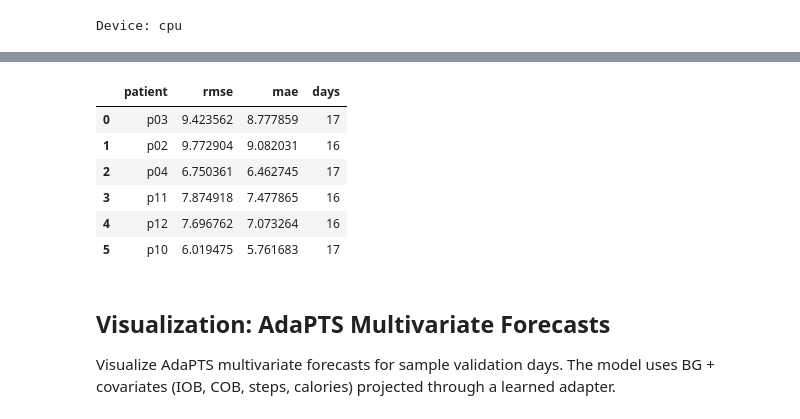
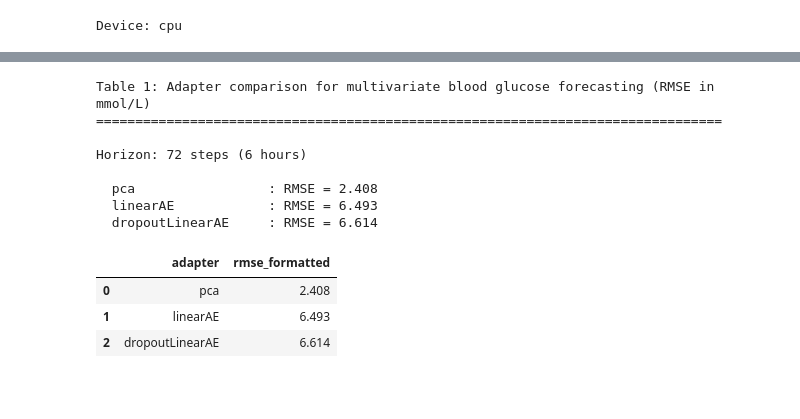
Before and after one commit to Blood-Glucose-Control/nocturnal-hypo-gly-prob-forecast, a Jupyter notebook: docs-internal/notebooks/4.16-ag-timesfm-adapts-forecasting.ipynb, the cells around one changed output, grey strips where cells are left out. Drawn from its saved outputs; the diff is of its cells as text; code cells hidden in the pictures; blank space fills up the shorter version.

```diff
--- a/docs-internal/notebooks/4.16-ag-timesfm-adapts-forecasting.ipynb
+++ b/docs-internal/notebooks/4.16-ag-timesfm-adapts-forecasting.ipynb
@@ -268,14 +193,0 @@ Shape: (404, 5, 512)  (samples, features, timesteps)
-# %%
-# Fit the adapter on training data
-print("Fitting adapter on training data...")
-
-# Subsample training data
-np.random.seed(42)
-sample_idx = np.random.choice(len(train_contexts), size=min(100, len(train_contexts)), replace=False)
-train_contexts_subset = train_contexts[sample_idx]
-print(f"Using {len(train_contexts_subset)} samples (subsampled from {len(train_contexts)})")
-
-# Fit adapter directly on raw data
-adapts_model.adapter.fit(train_contexts_subset)
-
-print("Adapter fitted.")
@@ -379,14 +472,35 @@ AdaPTS Multivariate Overall: RMSE=8.020, MAE=7.426
 # %%
-pd.DataFrame(patient_metrics_mv)
+# Create results table
+results_df = pd.DataFrame(results)
+
+if len(results_df) == 0:
+    print("No results yet - run the adapter cells above first!")
+else:
+    def format_rmse(row):
+        if row['rmse_std'] > 0:
+            return f"{row['rmse_mean']:.3f}±{row['rmse_std']:.3f}"
+        return f"{row['rmse_mean']:.3f}"
+
+    results_df["rmse_formatted"] = results_df.apply(format_rmse, axis=1)
+
+    print("Table 1: Adapter comparison for multivariate blood glucose forecasting (RMSE in mmol/L)")
+    print("="*80)
+    print(f"\nHorizon: {HORIZON} steps ({HORIZON_NAME})\n")
+
+    for _, row in results_df.iterrows():
+        print(f"  {row['adapter']:20s}: RMSE = {row['rmse_mean']:.3f}")
+
+    display(results_df[["adapter", "rmse_formatted"]])
 # %% [output]
+Table 1: Adapter comparison for multivariate blood glucose forecasting (RMSE in mmol/L)
+================================================================================
+
+Horizon: 72 steps (6 hours)
+
+  pca                 : RMSE = 2.408
+  linearAE            : RMSE = 6.493
+  dropoutLinearAE     : RMSE = 6.614
-|  | patient | rmse | mae | days |
-| 0 | p03 | 9.423562 | 8.777859 | 17 |
-| 1 | p02 | 9.772904 | 9.082031 | 16 |
-| 2 | p04 | 6.750361 | 6.462745 | 17 |
-| 3 | p11 | 7.874918 | 7.477865 | 16 |
-| 4 | p12 | 7.696762 | 7.073264 | 16 |
-| 5 | p10 | 6.019475 | 5.761683 | 17 |
+|  | adapter | rmse_formatted |
+| 0 | pca | 2.408 |
+| 1 | linearAE | 6.493 |
+| 2 | dropoutLinearAE | 6.614 |
-# %% [markdown]
-## Visualization: AdaPTS Multivariate Forecasts
-
-Visualize AdaPTS multivariate forecasts for sample validation days. The model uses BG + covariates (IOB, COB, steps, calories) projected through a learned adapter.
```
Also changed, not shown: parts of 29 cells of this notebook, 1 other file.
